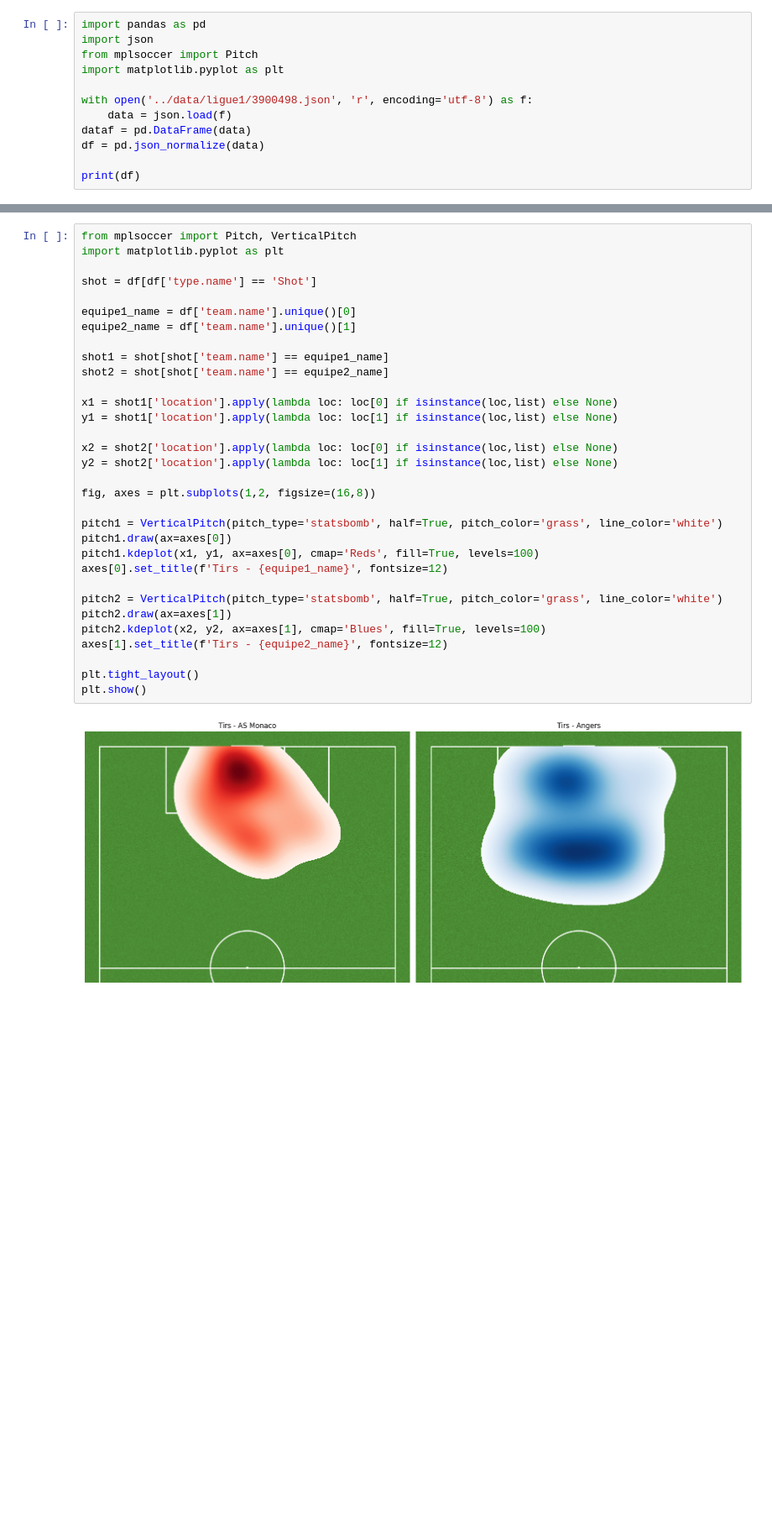
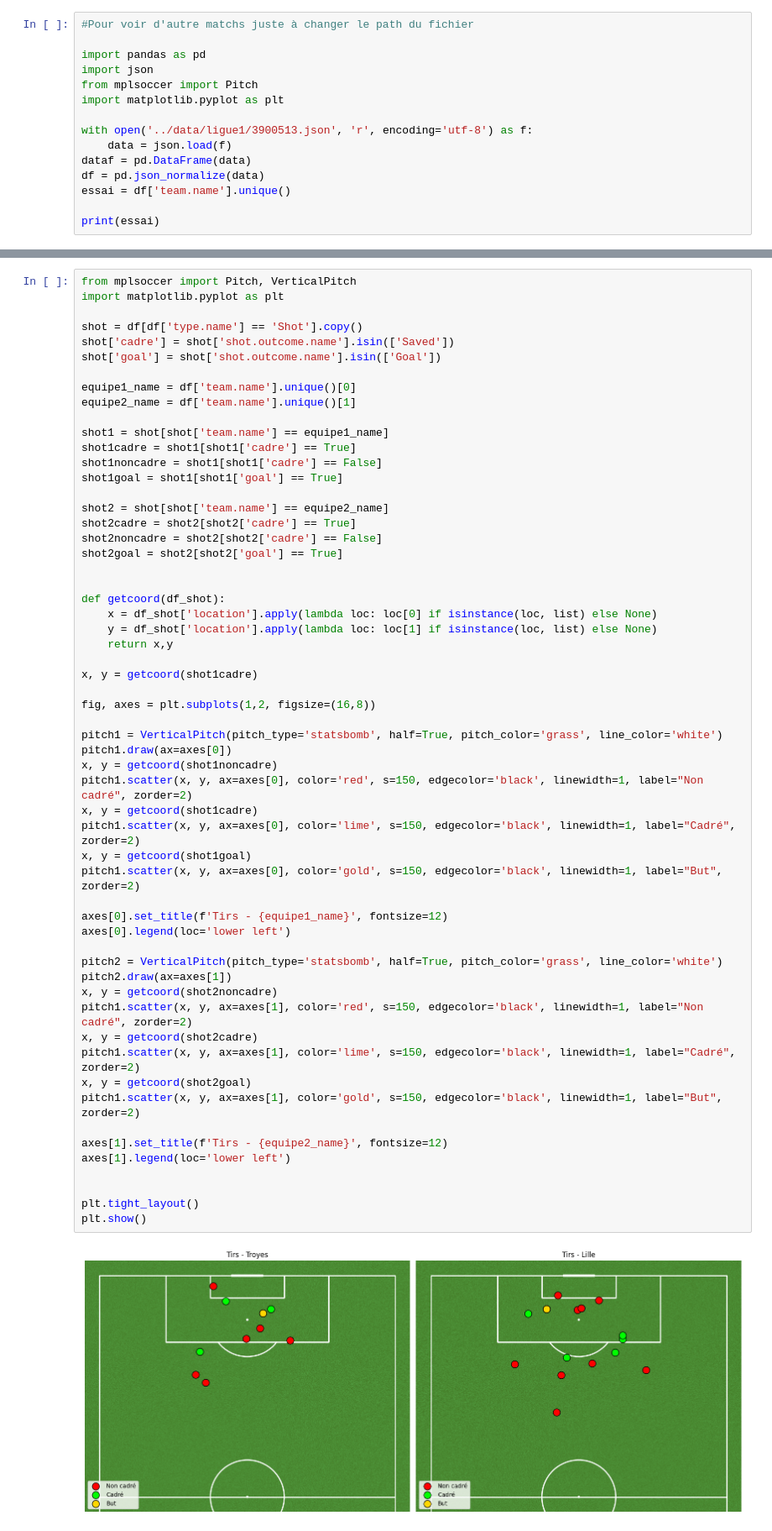
Before and after one commit to Jermy74/Data-Football-Ligue1, a Jupyter notebook: notebooks/Teamstats.ipynb, the cells around one changed output, grey strips where cells are left out. Shown at 84% size. Drawn from its saved outputs; the diff is of its cells as text; blank space fills up the shorter version.

```diff
--- a/notebooks/Teamstats.ipynb
+++ b/notebooks/Teamstats.ipynb
@@ -1,13 +1,16 @@
 # %%
+#Pour voir d'autre matchs juste à changer le path du fichier
+
 import pandas as pd
 import json
 from mplsoccer import Pitch
 import matplotlib.pyplot as plt
 
-with open('../data/ligue1/3900498.json', 'r', encoding='utf-8') as f:
+with open('../data/ligue1/3900513.json', 'r', encoding='utf-8') as f:
     data = json.load(f)
 dataf = pd.DataFrame(data)
 df = pd.json_normalize(data)
+essai = df['team.name'].unique()
 
-print(df)
+print(essai)
 # %% [output]
@@ -214,34 +201,60 @@ fig.show()
 # %%
 from mplsoccer import Pitch, VerticalPitch
 import matplotlib.pyplot as plt
 
-shot = df[df['type.name'] == 'Shot']
+shot = df[df['type.name'] == 'Shot'].copy()
+shot['cadre'] = shot['shot.outcome.name'].isin(['Saved'])
+shot['goal'] = shot['shot.outcome.name'].isin(['Goal'])
 
 equipe1_name = df['team.name'].unique()[0]
 equipe2_name = df['team.name'].unique()[1]
 
 shot1 = shot[shot['team.name'] == equipe1_name]
+shot1cadre = shot1[shot1['cadre'] == True]
+shot1noncadre = shot1[shot1['cadre'] == False]
+shot1goal = shot1[shot1['goal'] == True]
+
 shot2 = shot[shot['team.name'] == equipe2_name]
+shot2cadre = shot2[shot2['cadre'] == True]
+shot2noncadre = shot2[shot2['cadre'] == False]
+shot2goal = shot2[shot2['goal'] == True]
 
-x1 = shot1['location'].apply(lambda loc: loc[0] if isinstance(loc,list) else None)
-y1 = shot1['location'].apply(lambda loc: loc[1] if isinstance(loc,list) else None)
 
-x2 = shot2['location'].apply(lambda loc: loc[0] if isinstance(loc,list) else None)
-y2 = shot2['location'].apply(lambda loc: loc[1] if isinstance(loc,list) else None)
+def getcoord(df_shot):
+    x = df_shot['location'].apply(lambda loc: loc[0] if isinstance(loc, list) else None)
+    y = df_shot['location'].apply(lambda loc: loc[1] if isinstance(loc, list) else None)
+    return x,y
+
+x, y = getcoord(shot1cadre)
 
 fig, axes = plt.subplots(1,2, figsize=(16,8))
 
 pitch1 = VerticalPitch(pitch_type='statsbomb', half=True, pitch_color='grass', line_color='white')
 pitch1.draw(ax=axes[0])
-pitch1.kdeplot(x1, y1, ax=axes[0], cmap='Reds', fill=True, levels=100)
+x, y = getcoord(shot1noncadre)
+pitch1.scatter(x, y, ax=axes[0], color='red', s=150, edgecolor='black', linewidth=1, label="Non cadré", zorder=2)
+x, y = getcoord(shot1cadre)
+pitch1.scatter(x, y, ax=axes[0], color='lime', s=150, edgecolor='black', linewidth=1, label="Cadré", zorder=2)
+x, y = getcoord(shot1goal)
+pitch1.scatter(x, y, ax=axes[0], color='gold', s=150, edgecolor='black', linewidth=1, label="But", zorder=2)
+
 axes[0].set_title(f'Tirs - {equipe1_name}', fontsize=12)
+axes[0].legend(loc='lower left')
 
 pitch2 = VerticalPitch(pitch_type='statsbomb', half=True, pitch_color='grass', line_color='white')
 pitch2.draw(ax=axes[1])
-pitch2.kdeplot(x2, y2, ax=axes[1], cmap='Blues', fill=True, levels=100)
+x, y = getcoord(shot2noncadre)
+pitch1.scatter(x, y, ax=axes[1], color='red', s=150, edgecolor='black', linewidth=1, label="Non cadré", zorder=2)
+x, y = getcoord(shot2cadre)
+pitch1.scatter(x, y, ax=axes[1], color='lime', s=150, edgecolor='black', linewidth=1, label="Cadré", zorder=2)
+x, y = getcoord(shot2goal)
+pitch1.scatter(x, y, ax=axes[1], color='gold', s=150, edgecolor='black', linewidth=1, label="But", zorder=2)
+
 axes[1].set_title(f'Tirs - {equipe2_name}', fontsize=12)
+axes[1].legend(loc='lower left')
+
 
 plt.tight_layout()
 plt.show()
 # %% [output]
-[figure, old version]
+[figure, new version]
```
Also changed, not shown: parts of 6 cells of this notebook, 1 other file.
